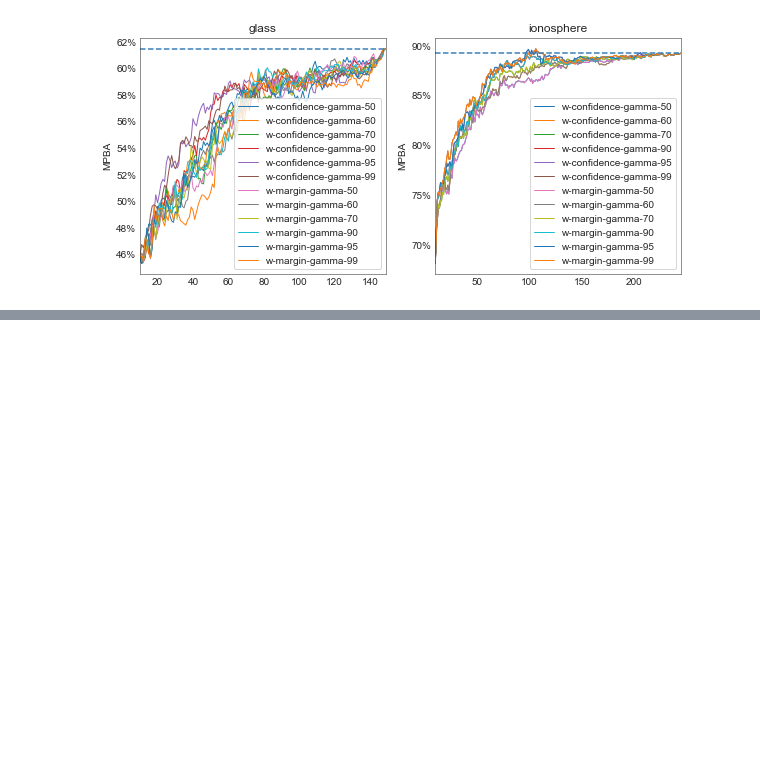
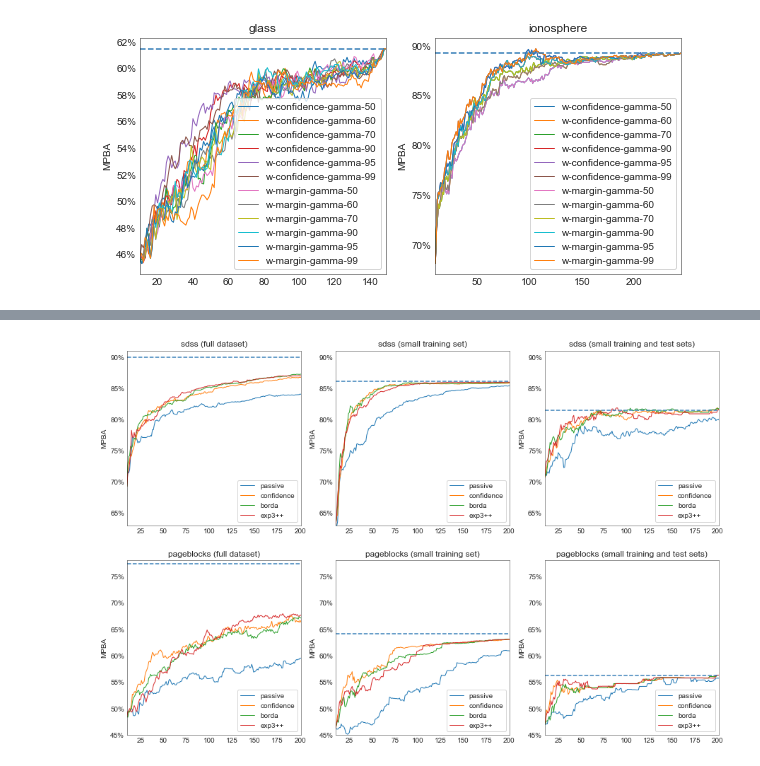
Before and after one commit to chengsoonong/mclass-sky, a Jupyter notebook: projects/peerjcs16/sandbox.ipynb, the cells around one changed output, grey strips where cells are left out. Cells and saved outputs as stored; diff of their text form; code cells hidden in the pictures; blank space fills up the shorter version.

```diff
--- a/projects/peerjcs16/sandbox.ipynb
+++ b/projects/peerjcs16/sandbox.ipynb
@@ -347,0 +505,4 @@ plot_strength()
+# %%
+plot_learning_curves('mpba', ['sdss', 'sdss-small-train', 'sdss-small-pool', 'pageblocks', 'pageblocks-small-train', 'pageblocks-small-pool'])
+# %% [output]
+[figure, added]
```
Also changed, not shown: parts of 10 cells of this notebook, 6 other files.
